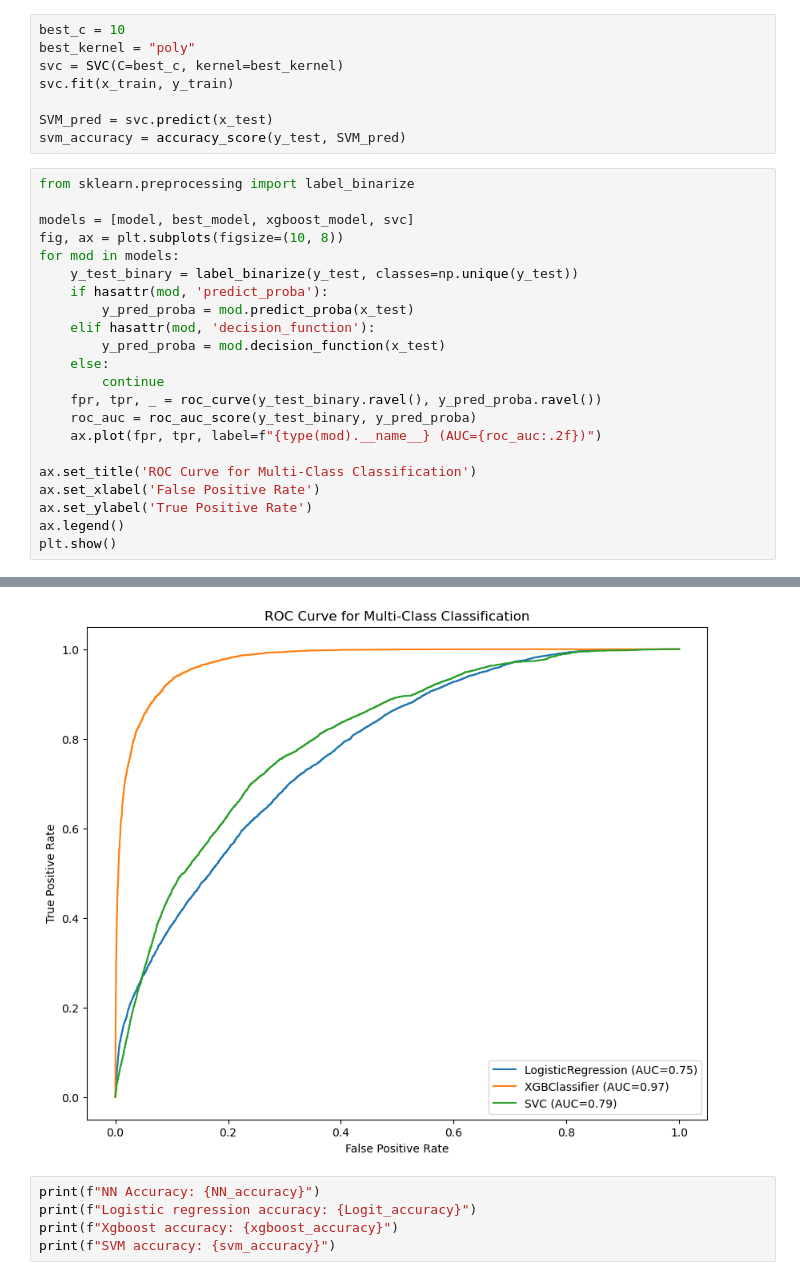
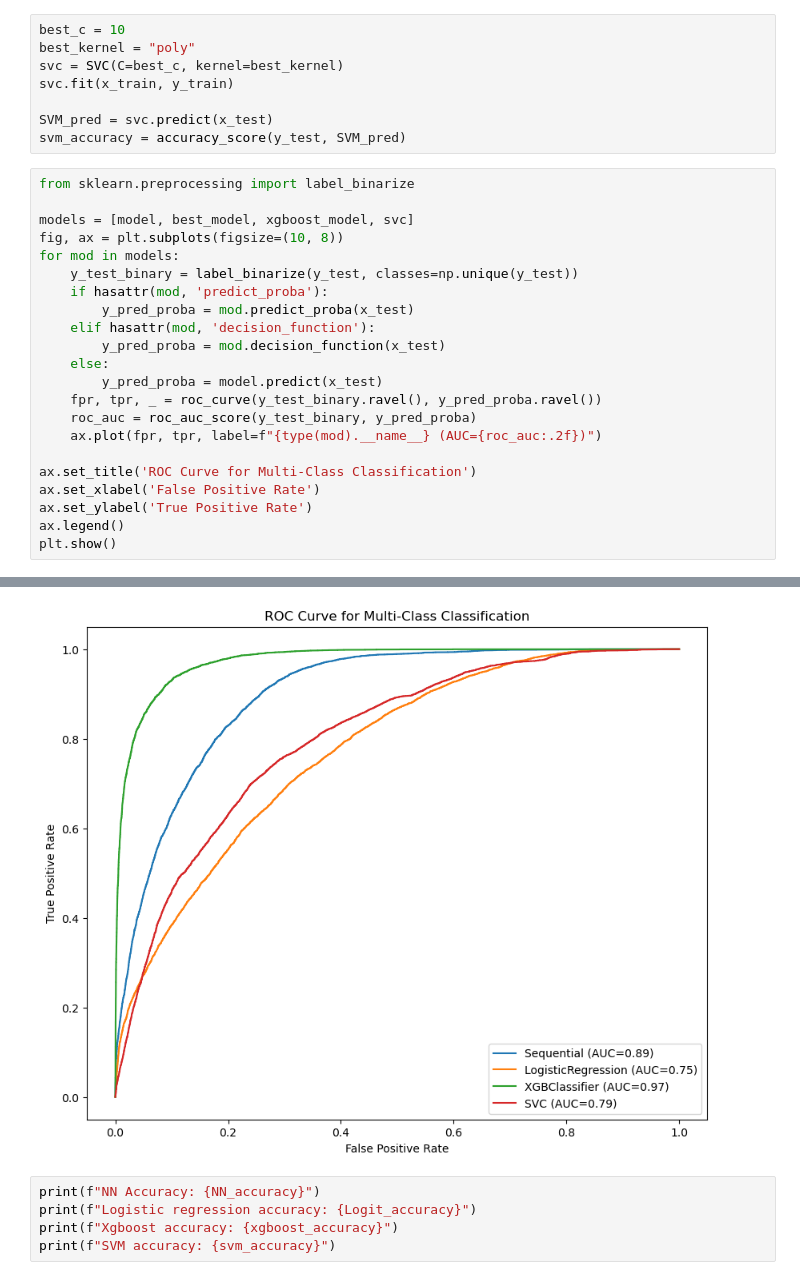
Before and after one commit to mfgeary/dsan5300-project, a Jupyter notebook: code/AUC_All_Models.ipynb, the cells around one changed output, grey strips where cells are left out. Saved outputs shown, nothing was run; the diff lists cells and outputs as text.

```diff
--- a/code/AUC_All_Models.ipynb
+++ b/code/AUC_All_Models.ipynb
@@ -150,7 +150,7 @@ for mod in models:
     elif hasattr(mod, 'decision_function'):
         y_pred_proba = mod.decision_function(x_test)
     else:
-        continue
+        y_pred_proba = model.predict(x_test)
     fpr, tpr, _ = roc_curve(y_test_binary.ravel(), y_pred_proba.ravel())
     roc_auc = roc_auc_score(y_test_binary, y_pred_proba)
     ax.plot(fpr, tpr, label=f"{type(mod).__name__} (AUC={roc_auc:.2f})")
@@ -164,4 +165,4 @@ plt.show()
-[figure, old version]
+[figure, new version]
 # %%
 print(f"NN Accuracy: {NN_accuracy}")
 print(f"Logistic regression accuracy: {Logit_accuracy}")
```
Also changed, not shown: parts of 1 cell of this notebook.
